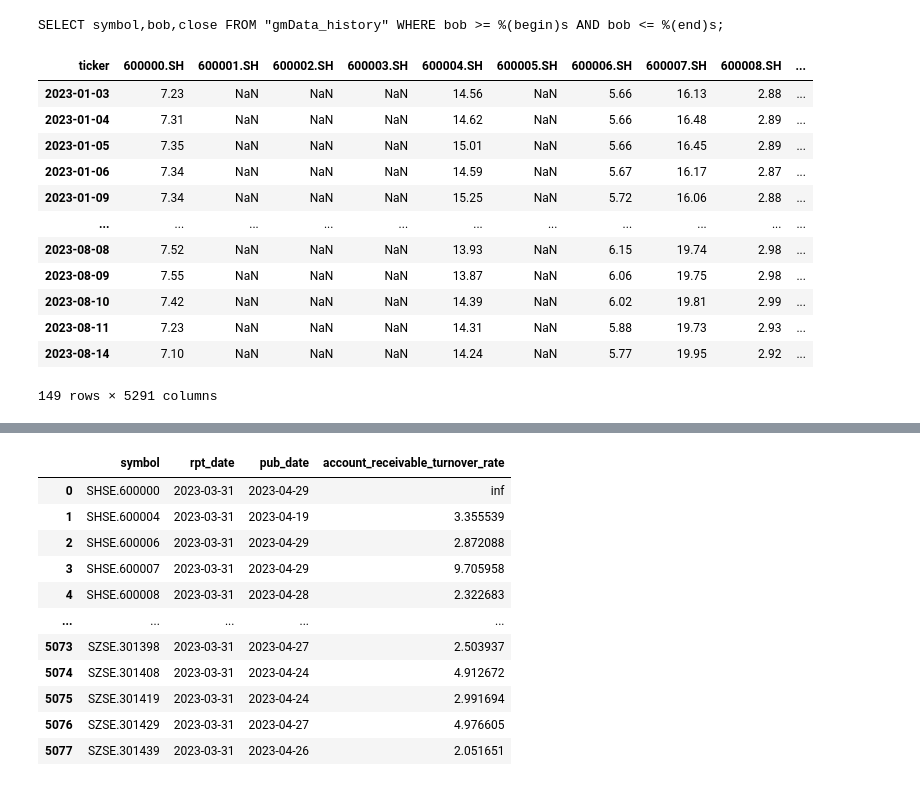
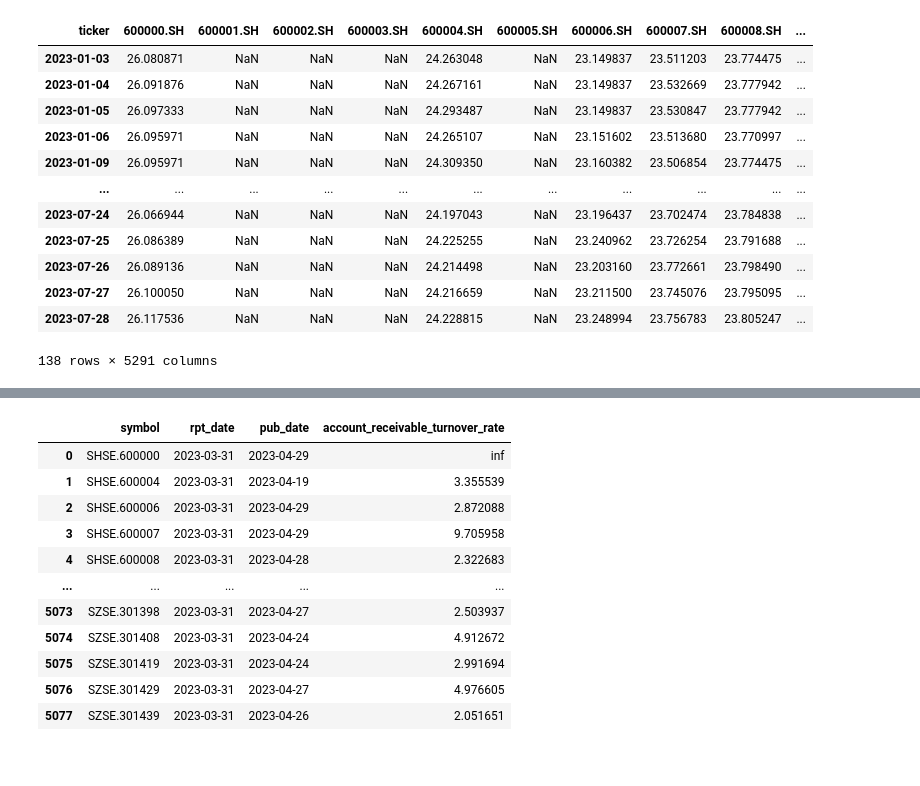
Before and after one commit to KangruiYuan/XQuant, a Jupyter notebook: ModuleTests/BaseTest.ipynb, the cells around one changed output, grey strips where cells are left out. Drawn from its saved outputs; the diff is of its cells as text; code cells hidden in the pictures.

```diff
--- a/ModuleTests/BaseTest.ipynb
+++ b/ModuleTests/BaseTest.ipynb
@@ -3,19 +3,18 @@ from XQuant import Tools, DataAPI
 from XQuant import Size
 s = Size(begin='20230101', sql=True)
 # %%
-s.close
+s.LNCAP
 # %% [output]
+| ticker | 600000.SH | 600001.SH | 600002.SH | 600003.SH | 600004.SH | 600005.SH | 600006.SH | 600007.SH | 600008.SH | ... |
+| 2023-01-03 | 26.080871 | NaN | NaN | NaN | 24.263048 | NaN | 23.149837 | 23.511203 | 23.774475 | ... |
+| 2023-01-04 | 26.091876 | NaN | NaN | NaN | 24.267161 | NaN | 23.149837 | 23.532669 | 23.777942 | ... |
+| 2023-01-05 | 26.097333 | NaN | NaN | NaN | 24.293487 | NaN | 23.149837 | 23.530847 | 23.777942 | ... |
+| 2023-01-06 | 26.095971 | NaN | NaN | NaN | 24.265107 | NaN | 23.151602 | 23.513680 | 23.770997 | ... |
+| 2023-01-09 | 26.095971 | NaN | NaN | NaN | 24.309350 | NaN | 23.160382 | 23.506854 | 23.774475 | ... |
+| ... | ... | ... | ... | ... | ... | ... | ... | ... | ... | ... |
+| 2023-07-24 | 26.066944 | NaN | NaN | NaN | 24.197043 | NaN | 23.196437 | 23.702474 | 23.784838 | ... |
+| 2023-07-25 | 26.086389 | NaN | NaN | NaN | 24.225255 | NaN | 23.240962 | 23.726254 | 23.791688 | ... |
+| 2023-07-26 | 26.089136 | NaN | NaN | NaN | 24.214498 | NaN | 23.203160 | 23.772661 | 23.798490 | ... |
+| 2023-07-27 | 26.100050 | NaN | NaN | NaN | 24.216659 | NaN | 23.211500 | 23.745076 | 23.795095 | ... |
+| 2023-07-28 | 26.117536 | NaN | NaN | NaN | 24.228815 | NaN | 23.248994 | 23.756783 | 23.805247 | ... |
-SELECT symbol,bob,close FROM "gmData_history" WHERE bob >= %(begin)s AND bob <= %(end)s;
+138 rows × 5291 columns
-| ticker | 600000.SH | 600001.SH | 600002.SH | 600003.SH | 600004.SH | 600005.SH | 600006.SH | 600007.SH | 600008.SH | ... |
-| 2023-01-03 | 7.23 | NaN | NaN | NaN | 14.56 | NaN | 5.66 | 16.13 | 2.88 | ... |
-| 2023-01-04 | 7.31 | NaN | NaN | NaN | 14.62 | NaN | 5.66 | 16.48 | 2.89 | ... |
-| 2023-01-05 | 7.35 | NaN | NaN | NaN | 15.01 | NaN | 5.66 | 16.45 | 2.89 | ... |
-| 2023-01-06 | 7.34 | NaN | NaN | NaN | 14.59 | NaN | 5.67 | 16.17 | 2.87 | ... |
-| 2023-01-09 | 7.34 | NaN | NaN | NaN | 15.25 | NaN | 5.72 | 16.06 | 2.88 | ... |
-| ... | ... | ... | ... | ... | ... | ... | ... | ... | ... | ... |
-| 2023-08-08 | 7.52 | NaN | NaN | NaN | 13.93 | NaN | 6.15 | 19.74 | 2.98 | ... |
-| 2023-08-09 | 7.55 | NaN | NaN | NaN | 13.87 | NaN | 6.06 | 19.75 | 2.98 | ... |
-| 2023-08-10 | 7.42 | NaN | NaN | NaN | 14.39 | NaN | 6.02 | 19.81 | 2.99 | ... |
-| 2023-08-11 | 7.23 | NaN | NaN | NaN | 14.31 | NaN | 5.88 | 19.73 | 2.93 | ... |
-| 2023-08-14 | 7.10 | NaN | NaN | NaN | 14.24 | NaN | 5.77 | 19.95 | 2.92 | ... |
-149 rows × 5291 columns
```
Also changed, not shown: parts of 2 cells of this notebook, 2 other files.
